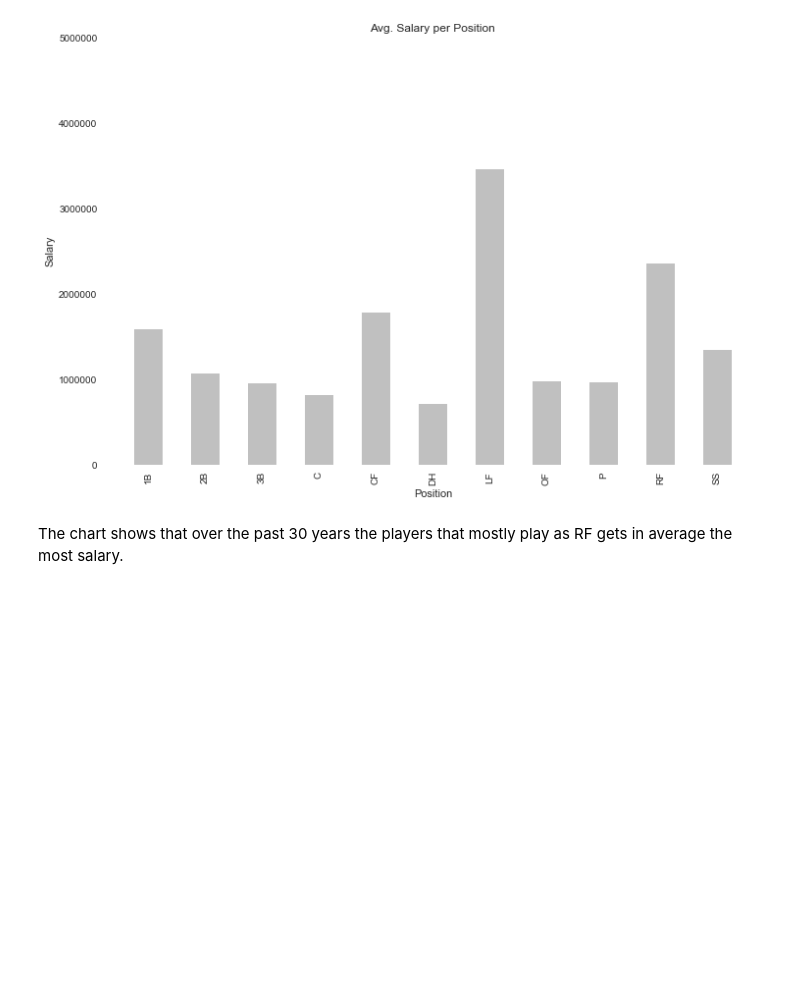
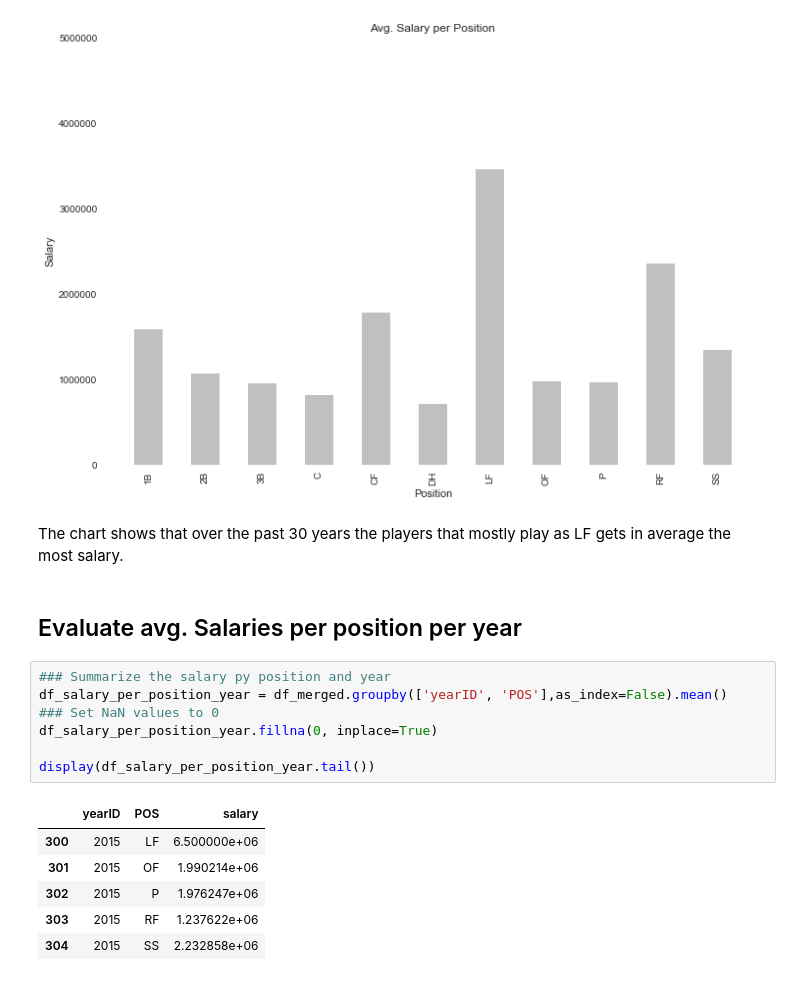
Before and after one commit to JonathanAsamoah/Portfolio-DataScience, a Jupyter notebook: Analyzing Baseball Player/main.ipynb, the cells around one changed output. Cells and saved outputs as stored; diff of their text form; blank space fills up the shorter version.

```diff
--- a/Analyzing Baseball Player/main.ipynb
+++ b/Analyzing Baseball Player/main.ipynb
@@ -308,4 +351,20 @@ plt.show()
 # %% [output]
 [figure]
 # %% [markdown]
-The chart shows that over the past 30 years the players that mostly play as RF gets in average the most salary.
+The chart shows that over the past 30 years the players that mostly play as LF gets in average the most salary.
+# %% [markdown]
+## Evaluate avg. Salaries per position per year
+# %%
+### Summarize the salary py position and year
+df_salary_per_position_year = df_merged.groupby(['yearID', 'POS'],as_index=False).mean()
+### Set NaN values to 0
+df_salary_per_position_year.fillna(0, inplace=True)
+
+display(df_salary_per_position_year.tail())
+# %% [output]
+|  | yearID | POS | salary |
+| 300 | 2015 | LF | 6.500000e+06 |
+| 301 | 2015 | OF | 1.990214e+06 |
+| 302 | 2015 | P | 1.976247e+06 |
+| 303 | 2015 | RF | 1.237622e+06 |
+| 304 | 2015 | SS | 2.232858e+06 |
```
Also changed, not shown: parts of 6 cells of this notebook.
